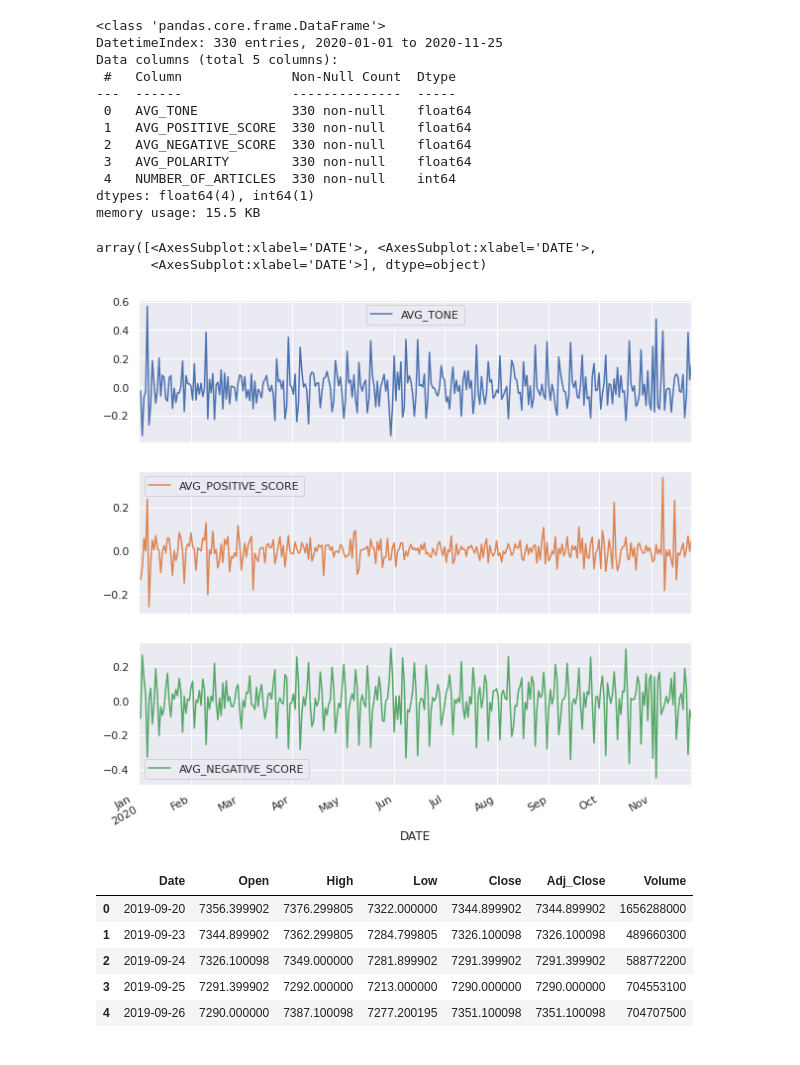
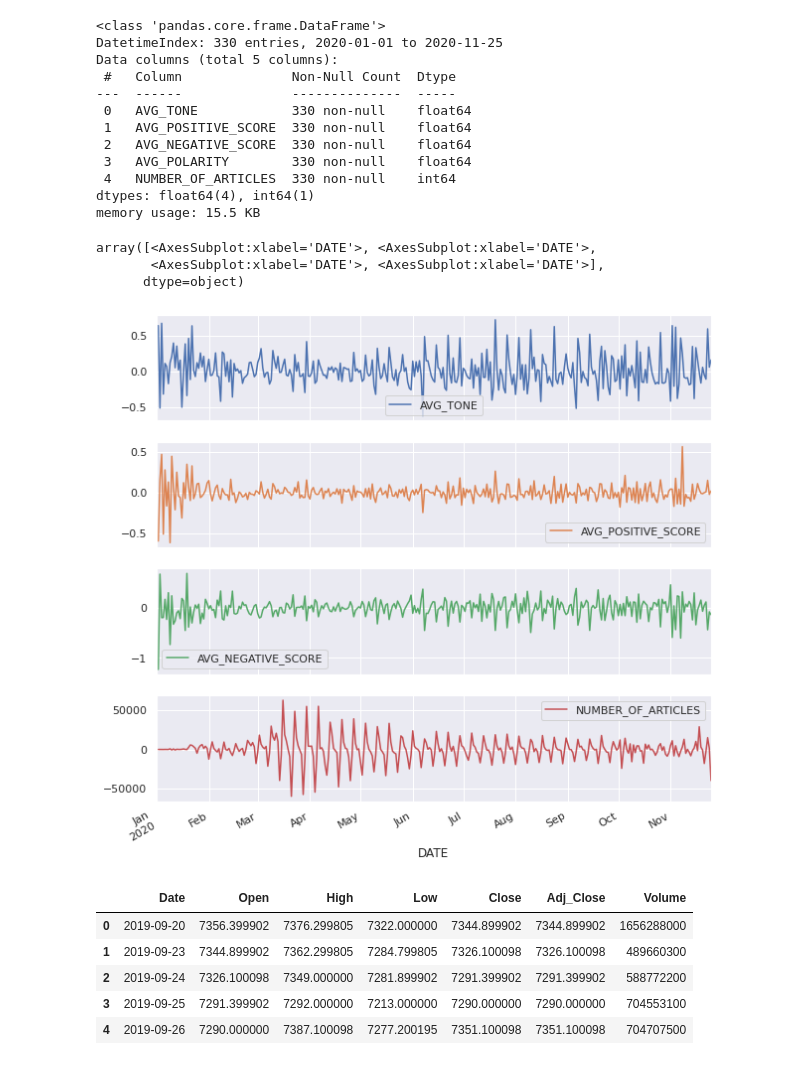
Before and after one commit to waijean/nlp_economics, a Jupyter notebook: correlation.ipynb, the cells around one changed output. Saved outputs shown, nothing was run; the diff lists cells and outputs as text; code cells hidden in the pictures.

```diff
--- a/correlation.ipynb
+++ b/correlation.ipynb
@@ -35,12 +36,13 @@ Data columns (total 5 columns):
 dtypes: float64(4), int64(1)
 memory usage: 15.5 KB
 # %%
-tone_diff = tone_df[["AVG_TONE", "AVG_POSITIVE_SCORE", "AVG_NEGATIVE_SCORE"]].diff()
+tone_diff = tone_df[["AVG_TONE", "AVG_POSITIVE_SCORE", "AVG_NEGATIVE_SCORE", "NUMBER_OF_ARTICLES"]].diff()
 tone_diff.plot(subplots=True, figsize=(10,10))
 # %% [output]
 array([<AxesSubplot:xlabel='DATE'>, <AxesSubplot:xlabel='DATE'>,
-       <AxesSubplot:xlabel='DATE'>], dtype=object)
+       <AxesSubplot:xlabel='DATE'>, <AxesSubplot:xlabel='DATE'>],
+      dtype=object)
-[figure, old version]
+[figure, new version]
 # %%
 query="""
 SELECT * from goldenfleece.sentiment.ftse100 order by Date
```
Also changed, not shown: parts of 17 cells of this notebook, 1 other file.
